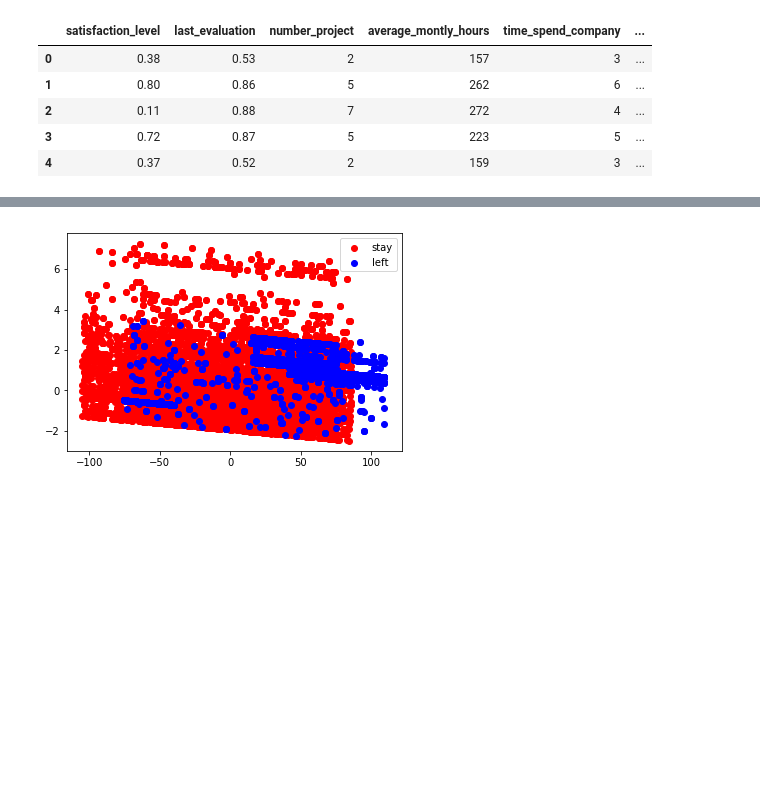
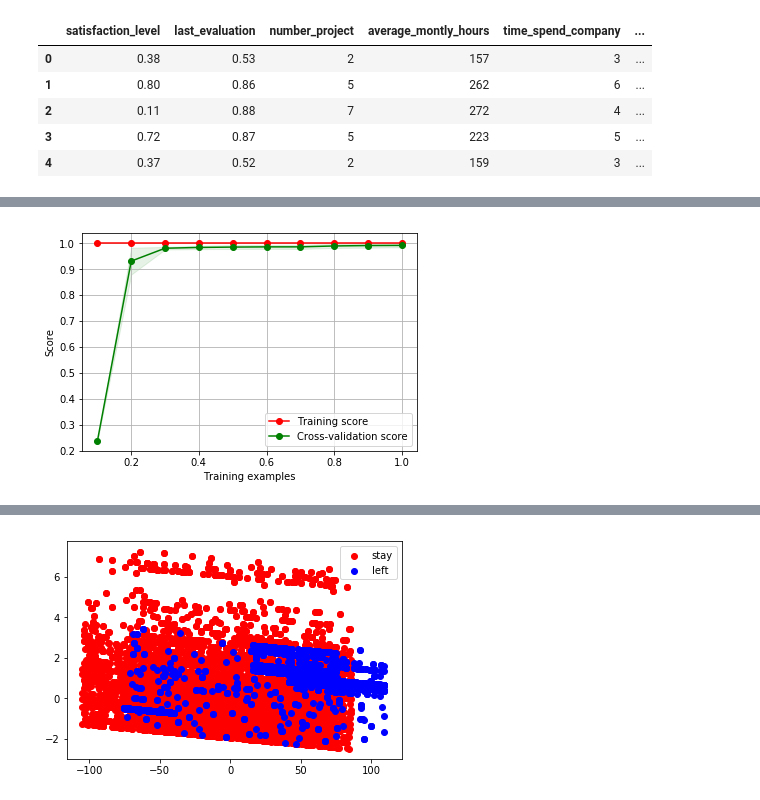
Before and after one commit to altock/Kaggle, a Jupyter notebook: HR_Analytics/HR Exploration.ipynb, the cells around one changed output, grey strips where cells are left out. Drawn from its saved outputs; the diff is of its cells as text; code cells hidden in the pictures; blank space fills up the shorter version.

```diff
--- a/HR_Analytics/HR Exploration.ipynb
+++ b/HR_Analytics/HR Exploration.ipynb
@@ -142,0 +180,5 @@ Cross val score:  0.991866333163
+# %%
+clf = RandomForestClassifier(n_estimators=500, n_jobs=-1)
+X = hr.drop(['left'],1)
+y = hr.left
+train_sizes, train_scores, valid_scores = learning_curve(clf, X, y, train_sizes=np.linspace(.1, 1.0, 10), cv=5, n_jobs=-1)
@@ -142,0 +195,25 @@ Cross val score:  0.991866333163
+# %%
+train_scores_mean = np.mean(train_scores, axis=1)
+train_scores_std = np.std(train_scores, axis=1)
+test_scores_mean = np.mean(valid_scores, axis=1)
+test_scores_std = np.std(valid_scores, axis=1)
+train_sizes = np.linspace(.1,1.0,10)
+plt.fill_between(train_sizes, train_scores_mean - train_scores_std,
+                     train_scores_mean + train_scores_std, alpha=0.1,
+                     color="r")
+plt.fill_between(train_sizes, test_scores_mean - test_scores_std,
+                     test_scores_mean + test_scores_std, alpha=0.1, color="g")
+
+plt.plot(train_sizes, train_scores_mean, 'o-', color="r",
+             label="Training score")
+plt.plot(train_sizes, test_scores_mean, 'o-', color="g",
+             label="Cross-validation score")
+
+plt.xlabel("Training examples")
+plt.ylabel("Score")
+
+plt.grid()
+plt.legend(loc="best")
+plt.show()
+# %% [output]
+[figure, added]
```
Also changed, not shown: parts of 24 cells of this notebook, 5 other files.
